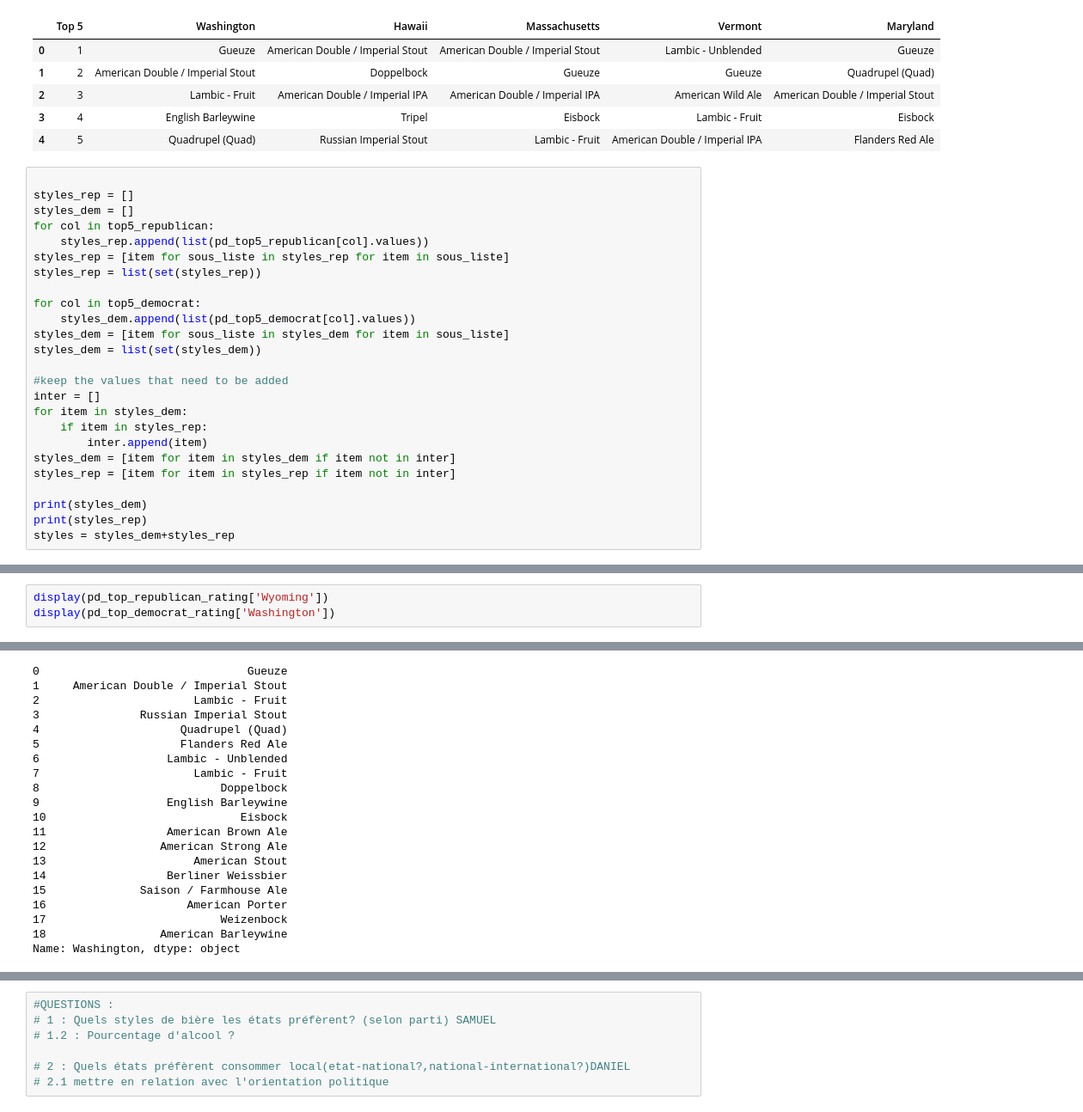
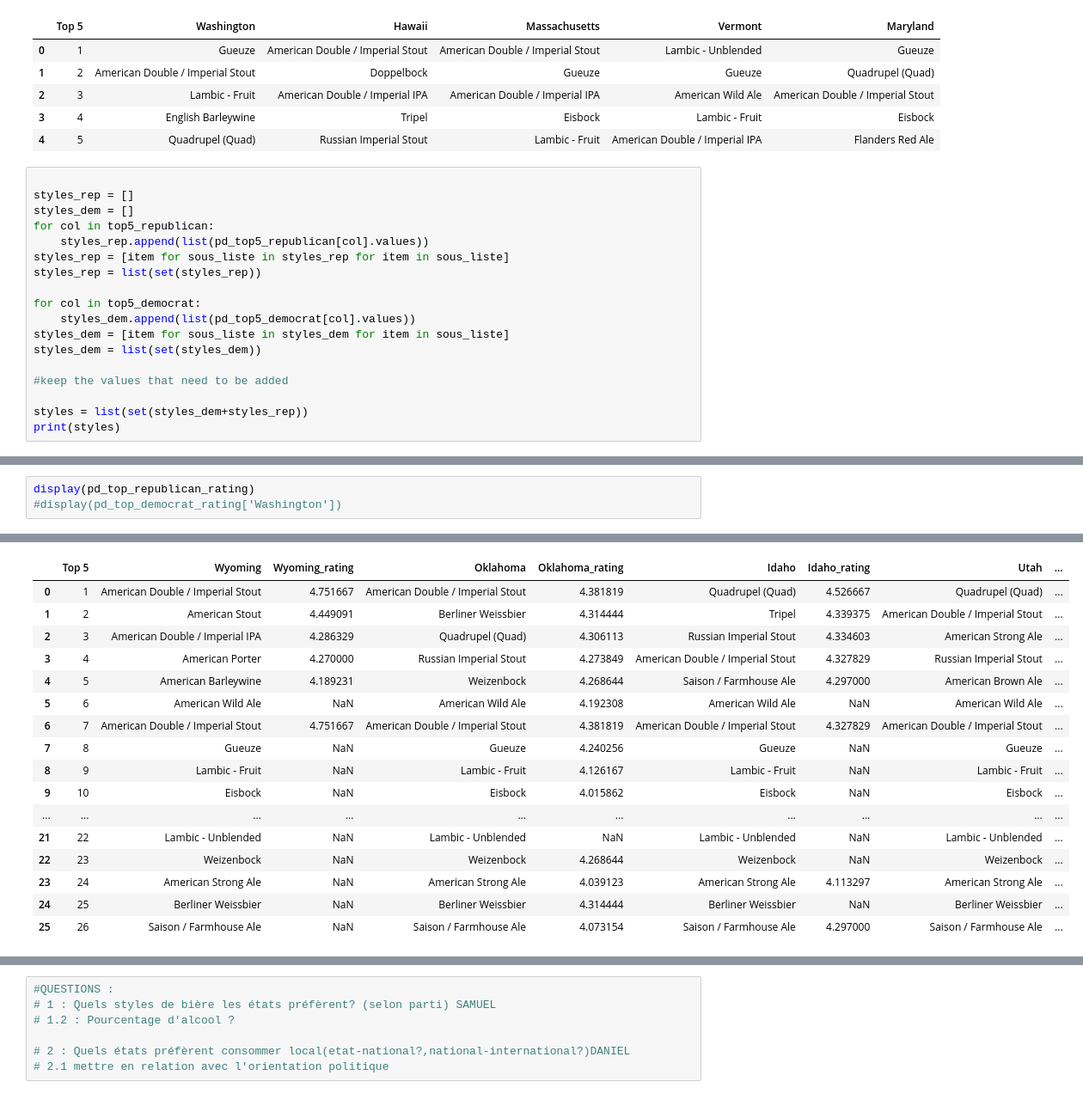
Before and after one commit to epfl-ada/ada-2024-project-casiervert952, a Jupyter notebook: analysis.ipynb, the cells around one changed output, grey strips where cells are left out. Shown at 86% size. Drawn from its saved outputs; the diff is of its cells as text.

```diff
--- a/analysis.ipynb
+++ b/analysis.ipynb
@@ -808,14 +808,7 @@ styles_dem = [item for sous_liste in styles_dem for item in sous_liste]
 styles_dem = list(set(styles_dem))
 
 #keep the values that need to be added
-inter = []
-for item in styles_dem:
-    if item in styles_rep:
-        inter.append(item)
-styles_dem = [item for item in styles_dem if item not in inter]
-styles_rep = [item for item in styles_rep if item not in inter]
 
-print(styles_dem)
-print(styles_rep)
-styles = styles_dem+styles_rep
+styles = list(set(styles_dem+styles_rep))
+print(styles)
 # %% [output]
@@ -856,6 +858,6 @@ for state in top5_republican:
     pd_top_republican_rating[state] = top_state.index
     pd_top_republican_rating[state+'_rating'] = top_state['rating'].values
 # %%
-display(pd_top_republican_rating['Wyoming'])
-display(pd_top_democrat_rating['Washington'])
+display(pd_top_republican_rating)
+#display(pd_top_democrat_rating['Washington'])
 # %% [output]
@@ -882,23 +864,20 @@ Name: Wyoming, dtype: object
-0                               Gueuze
-1     American Double / Imperial Stout
-2                       Lambic - Fruit
-3               Russian Imperial Stout
-4                     Quadrupel (Quad)
-5                     Flanders Red Ale
-6                   Lambic - Unblended
-7                       Lambic - Fruit
-8                           Doppelbock
-9                   English Barleywine
-10                             Eisbock
-11                  American Brown Ale
-12                 American Strong Ale
-13                      American Stout
-14                  Berliner Weissbier
-15              Saison / Farmhouse Ale
-16                     American Porter
-17                          Weizenbock
-18                 American Barleywine
-Name: Washington, dtype: object
+|  | Top 5 | Wyoming | Wyoming_rating | Oklahoma | Oklahoma_rating | Idaho | Idaho_rating | Utah | ... |
+| 0 | 1 | American Double / Imperial Stout | 4.751667 | American Double / Imperial Stout | 4.381819 | Quadrupel (Quad) | 4.526667 | Quadrupel (Quad) | ... |
+| 1 | 2 | American Stout | 4.449091 | Berliner Weissbier | 4.314444 | Tripel | 4.339375 | American Double / Imperial Stout | ... |
+| 2 | 3 | American Double / Imperial IPA | 4.286329 | Quadrupel (Quad) | 4.306113 | Russian Imperial Stout | 4.334603 | American Strong Ale | ... |
+| 3 | 4 | American Porter | 4.270000 | Russian Imperial Stout | 4.273849 | American Double / Imperial Stout | 4.327829 | Russian Imperial Stout | ... |
+| 4 | 5 | American Barleywine | 4.189231 | Weizenbock | 4.268644 | Saison / Farmhouse Ale | 4.297000 | American Brown Ale | ... |
+| 5 | 6 | American Wild Ale | NaN | American Wild Ale | 4.192308 | American Wild Ale | NaN | American Wild Ale | ... |
+| 6 | 7 | American Double / Imperial Stout | 4.751667 | American Double / Imperial Stout | 4.381819 | American Double / Imperial Stout | 4.327829 | American Double / Imperial Stout | ... |
+| 7 | 8 | Gueuze | NaN | Gueuze | 4.240256 | Gueuze | NaN | Gueuze | ... |
+| 8 | 9 | Lambic - Fruit | NaN | Lambic - Fruit | 4.126167 | Lambic - Fruit | NaN | Lambic - Fruit | ... |
+| 9 | 10 | Eisbock | NaN | Eisbock | 4.015862 | Eisbock | NaN | Eisbock | ... |
+| ... | ... | ... | ... | ... | ... | ... | ... | ... | ... |
+| 21 | 22 | Lambic - Unblended | NaN | Lambic - Unblended | NaN | Lambic - Unblended | NaN | Lambic - Unblended | ... |
+| 22 | 23 | Weizenbock | NaN | Weizenbock | 4.268644 | Weizenbock | NaN | Weizenbock | ... |
+| 23 | 24 | American Strong Ale | NaN | American Strong Ale | 4.039123 | American Strong Ale | 4.113297 | American Strong Ale | ... |
+| 24 | 25 | Berliner Weissbier | NaN | Berliner Weissbier | 4.314444 | Berliner Weissbier | NaN | Berliner Weissbier | ... |
+| 25 | 26 | Saison / Farmhouse Ale | NaN | Saison / Farmhouse Ale | 4.073154 | Saison / Farmhouse Ale | 4.297000 | Saison / Farmhouse Ale | ... |
 # %%
 
 # new long format to plot
```
Also changed, not shown: parts of 18 cells of this notebook.
